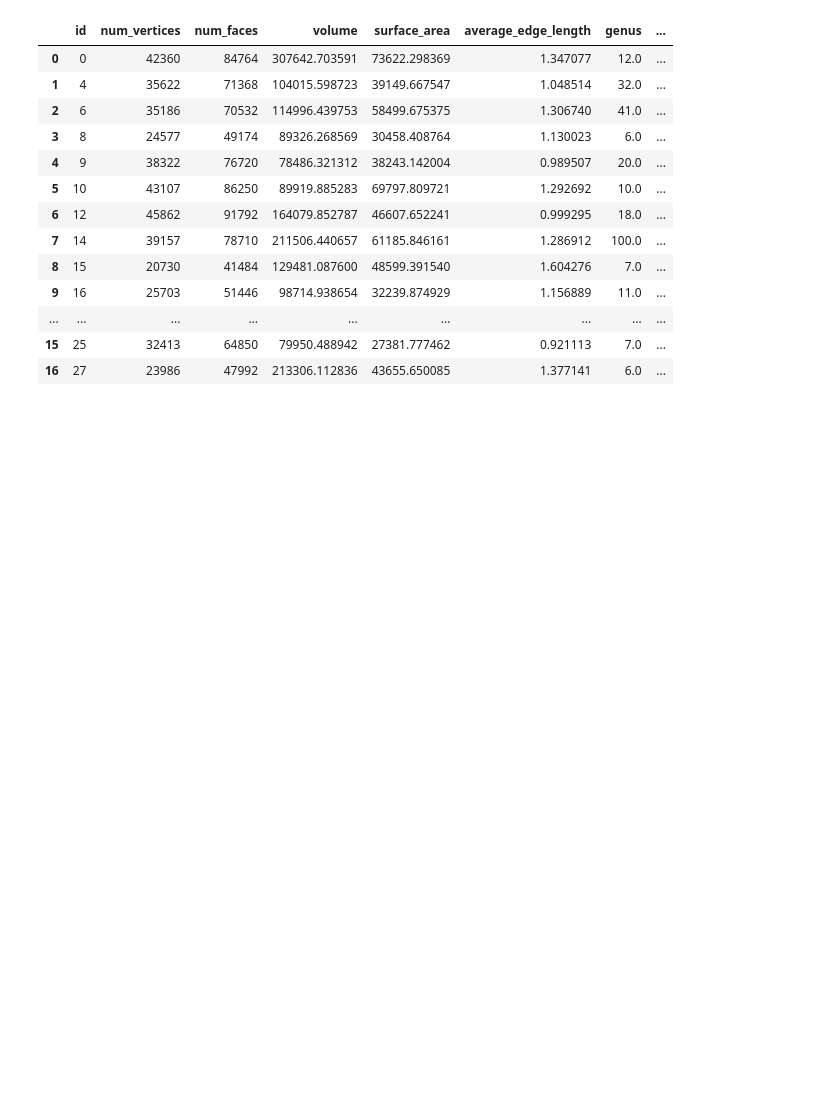
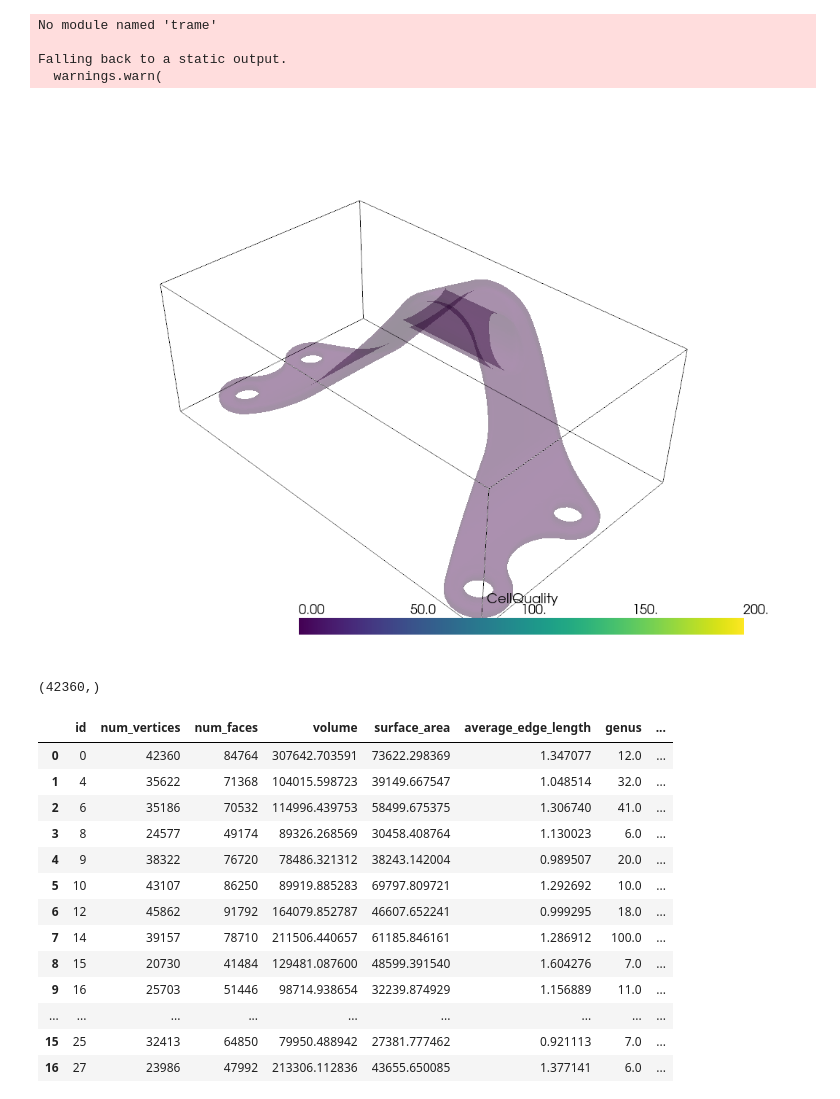
Before and after one commit to mishramlan/JEB-structural-simulation, a Jupyter notebook: Notebooks/Data_Analysis/mesh_analysis.ipynb, the cells around one changed output. Drawn from its saved outputs; the diff is of its cells as text; code cells hidden in the pictures; blank space fills up the shorter version.

```diff
--- a/Notebooks/Data_Analysis/mesh_analysis.ipynb
+++ b/Notebooks/Data_Analysis/mesh_analysis.ipynb
@@ -24,3 +24,21 @@ Falling back to a static output.
+# %%
+p = pv.Plotter()
+p.add_mesh(mesh.outline(), color="k")
+p.add_mesh(qual, opacity=0.25, clim=[0, 200])
+
+p.show()
+# %% [output]
+No module named 'trame'
+
+Falling back to a static output.
+  warnings.warn(
+[figure, added]
+# %%
+curvature = mesh.curvature(curv_type="mean")
+#curvature.plot(scalars=curvature, cmap="coolwarm")
+curvature.shape
+# %% [output]
+(42360,)
 # %%
 cad_data = pd.read_csv('/Users/User/Documents/Project_JEB/Results/Data_Analysis/working_table.csv')
 cad_data.head(20)
```
Also changed, not shown: parts of 8 cells of this notebook, 3 other files.
